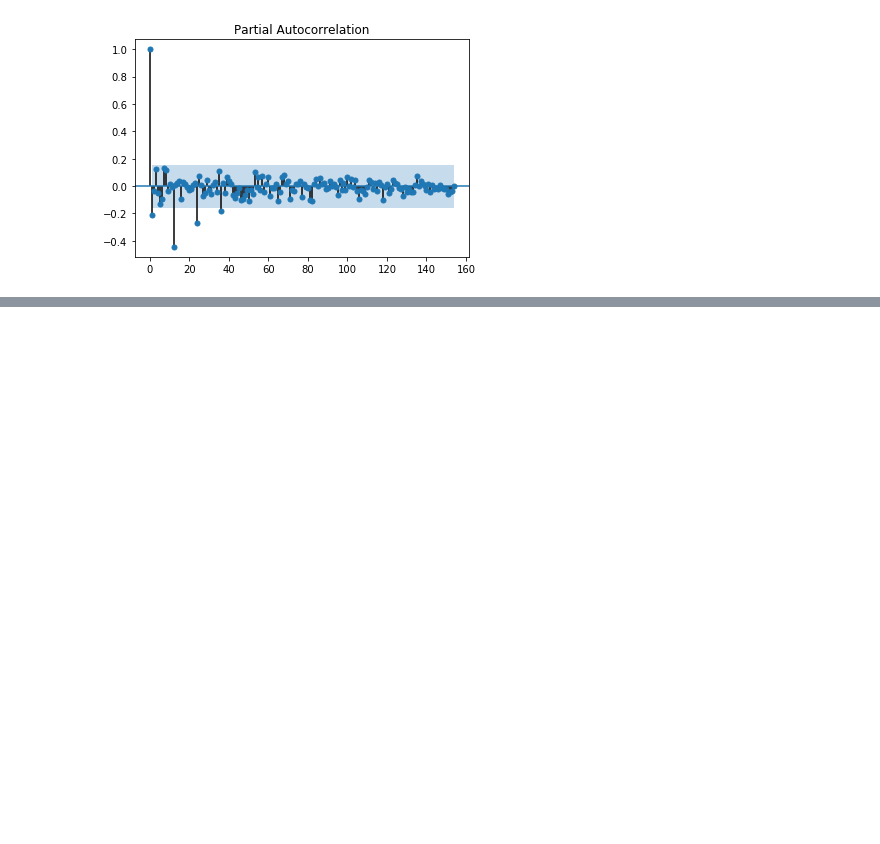
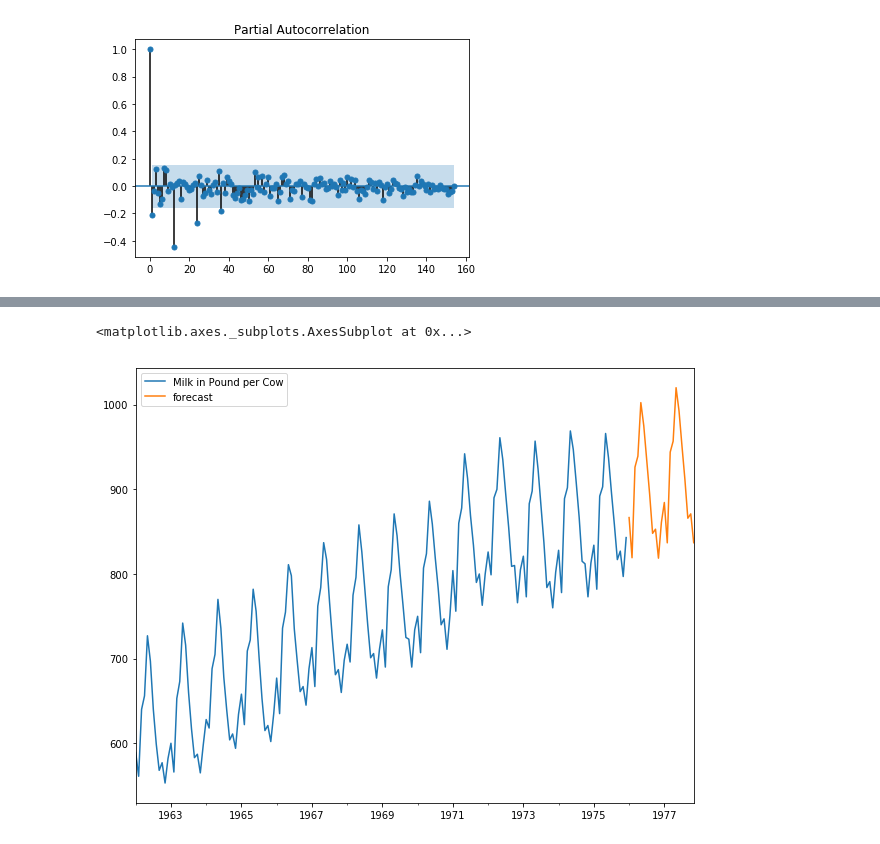
Before and after one commit to willianbriotto/ds-finance, a Jupyter notebook: ds-finance-course.ipynb, the cells around one changed output, grey strips where cells are left out. Cells and saved outputs as stored; diff of their text form; code cells hidden in the pictures; blank space fills up the shorter version.

```diff
--- a/ds-finance-course.ipynb
+++ b/ds-finance-course.ipynb
@@ -268,0 +309,5 @@ res = plot_pacf(df_milk['Seasonal First Difference'].dropna())
+# %%
+from pandas.tseries.offsets import DateOffset
+future_dates = [df_milk.index[-1] + DateOffset(months=x) for x in range(1, 24)]
+# %%
+future_df = pd.DataFrame(index=future_dates, columns=df_milk.columns)
@@ -268,0 +323,3 @@ res = plot_pacf(df_milk['Seasonal First Difference'].dropna())
+# %%
+final_df = pd.concat([df_milk, future_df])
+final_df.tail()
@@ -268,0 +333,3 @@ res = plot_pacf(df_milk['Seasonal First Difference'].dropna())
+# %%
+final_df['forecast'] = result.predict(start=168, end=192)
+final_df.tail()
@@ -268,0 +343,5 @@ res = plot_pacf(df_milk['Seasonal First Difference'].dropna())
+# %%
+final_df[['Milk in Pound per Cow', 'forecast']].plot(figsize=(10,8))
+# %% [output]
+<matplotlib.axes._subplots.AxesSubplot at 0x...>
+[figure, added]
```
Also changed, not shown: parts of 8 cells of this notebook.
